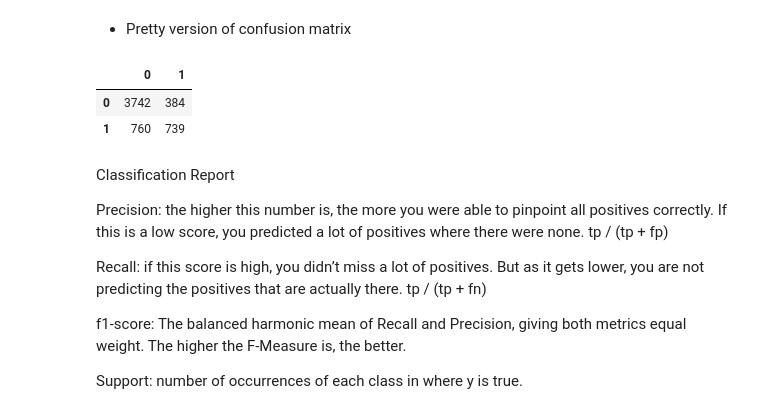
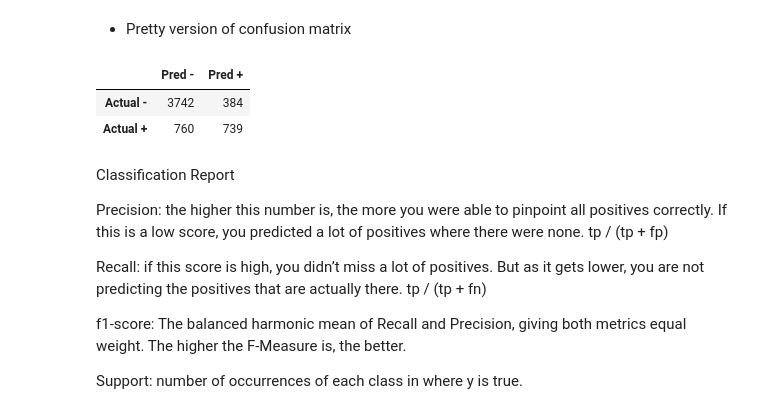
Before and after one commit to Jeff-Hutchins/telco-churn-project, a Jupyter notebook: Notebook_telco.ipynb, the cells around one changed output. Drawn from its saved outputs; the diff is of its cells as text; code cells hidden in the pictures.

```diff
--- a/Notebook_telco.ipynb
+++ b/Notebook_telco.ipynb
@@ -227,11 +227,16 @@ Name: churn, dtype: int64
 # %%
 labels = sorted(y_train.churn.unique())
 
-pd.DataFrame(confusion_matrix(y_train, y_pred), index=labels, columns=labels)
+cm_table = pd.DataFrame(confusion_matrix(y_train, y_pred), index=labels, columns=labels)
+cm_table['Pred -'] = cm_table[0]
+cm_table['Pred +'] = cm_table[1]
+cm_table = cm_table.drop(columns=[0,1])
+cm_table = cm_table.rename(index={0:'Actual - ', 1:'Actual +'})
+cm_table
 # %% [output]
-|  | 0 | 1 |
-| 0 | 3742 | 384 |
-| 1 | 760 | 739 |
+|  | Pred - | Pred + |
+| Actual - | 3742 | 384 |
+| Actual + | 760 | 739 |
 # %% [markdown]
 Classification Report
 
```
Also changed, not shown: 2 other files.
